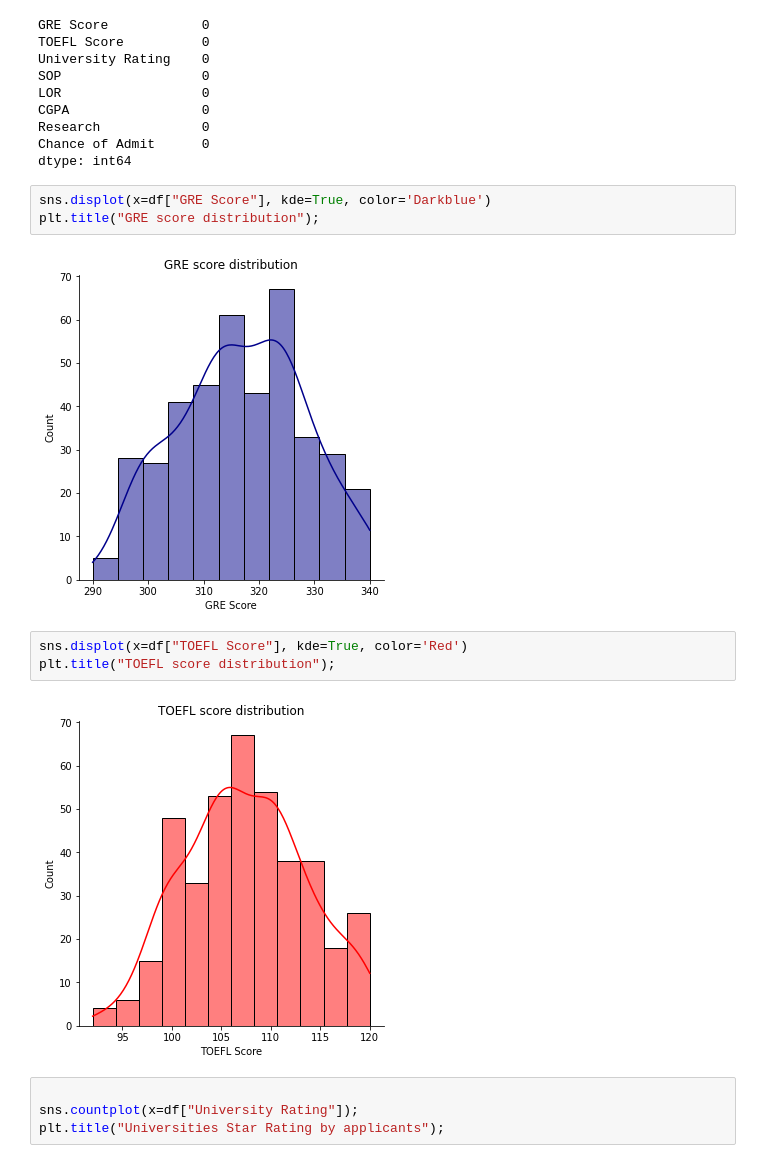
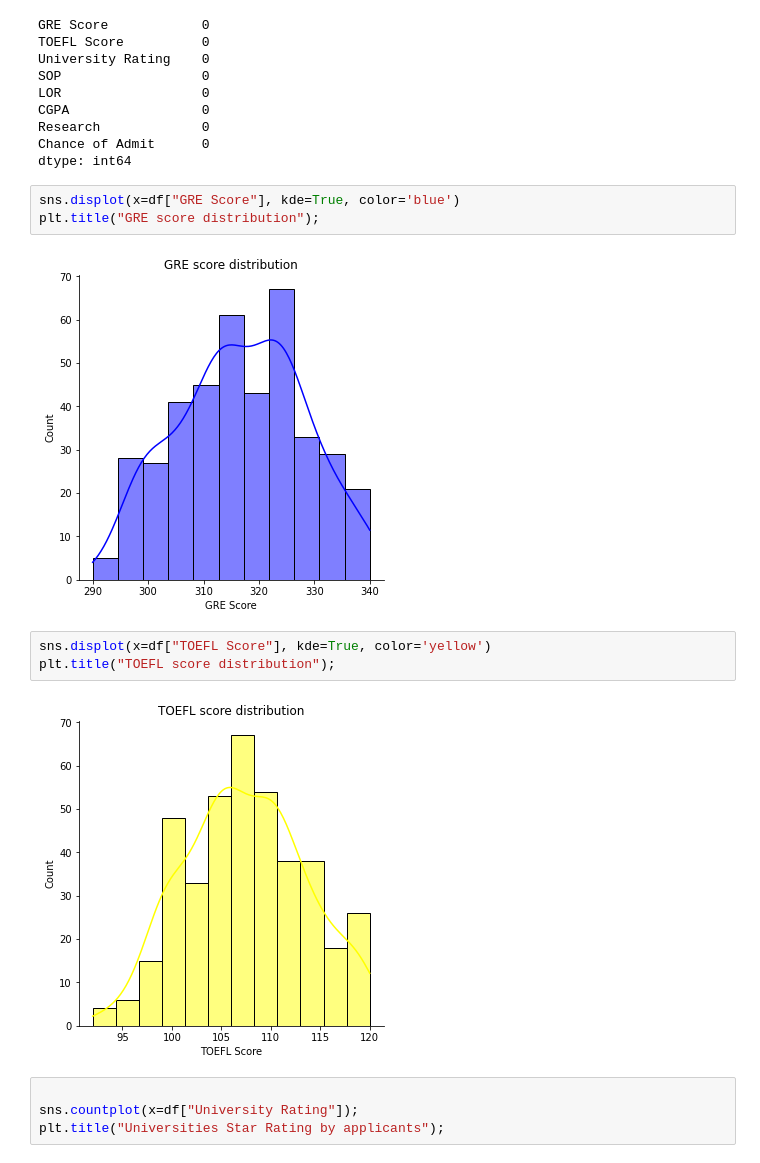
Before and after one commit to IBM-EPBL/IBM-Project-27453-1660056745, a Jupyter notebook: Model Building/Eligibility_predictor.ipynb, the cells around one changed output. Drawn from its saved outputs; the diff is of its cells as text.

```diff
--- a/Model Building/Eligibility_predictor.ipynb
+++ b/Model Building/Eligibility_predictor.ipynb
@@ -86,15 +86,15 @@ Research             0
 Chance of Admit      0
 dtype: int64
 # %%
-sns.displot(x=df["GRE Score"], kde=True, color='Darkblue')
+sns.displot(x=df["GRE Score"], kde=True, color='blue')
 plt.title("GRE score distribution");
 # %% [output]
-[figure, old version]
+[figure, new version]
 # %%
-sns.displot(x=df["TOEFL Score"], kde=True, color='Red')
+sns.displot(x=df["TOEFL Score"], kde=True, color='yellow')
 plt.title("TOEFL score distribution");
 # %% [output]
-[figure, old version]
+[figure, new version]
 # %%
 
 sns.countplot(x=df["University Rating"]);
```
